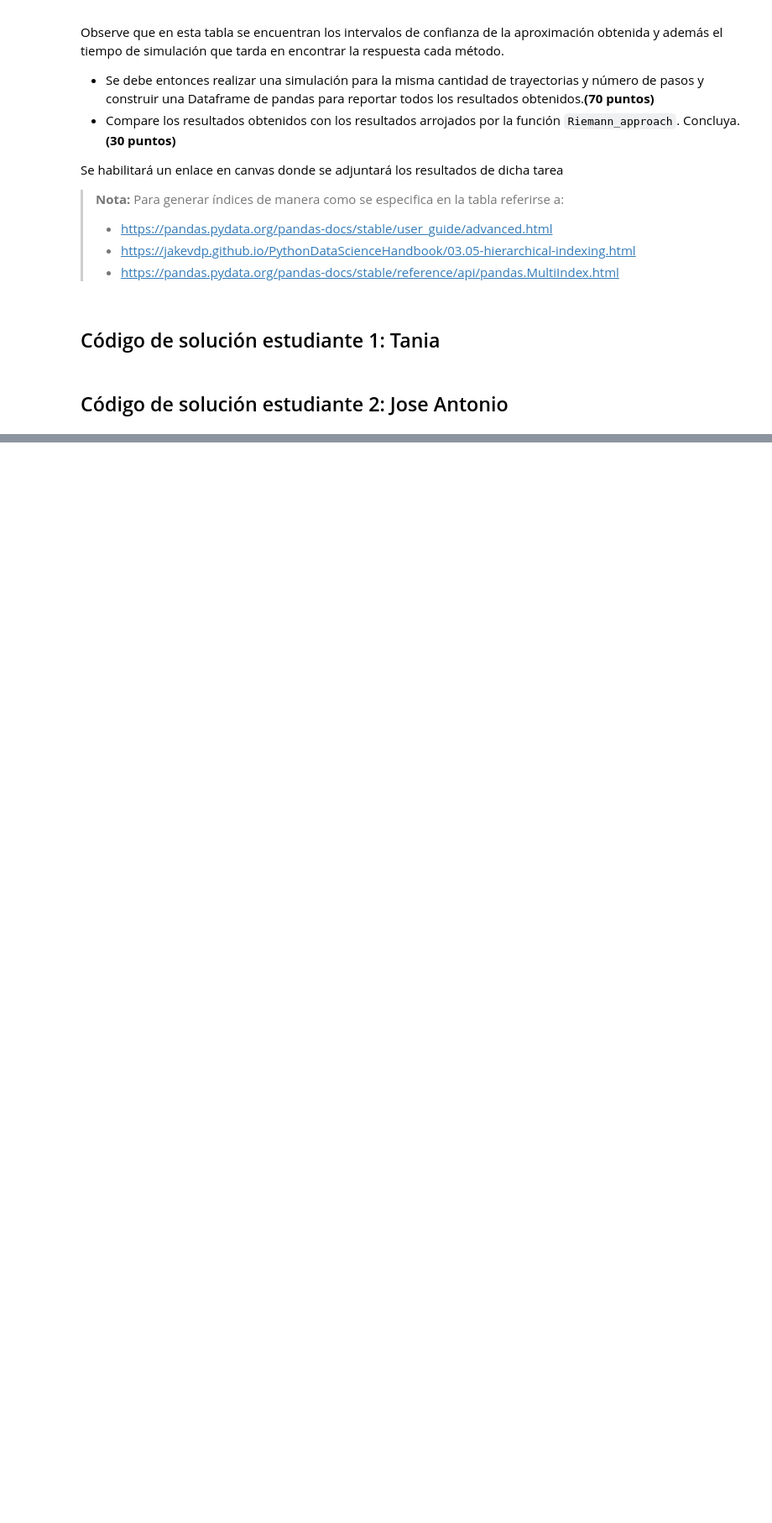
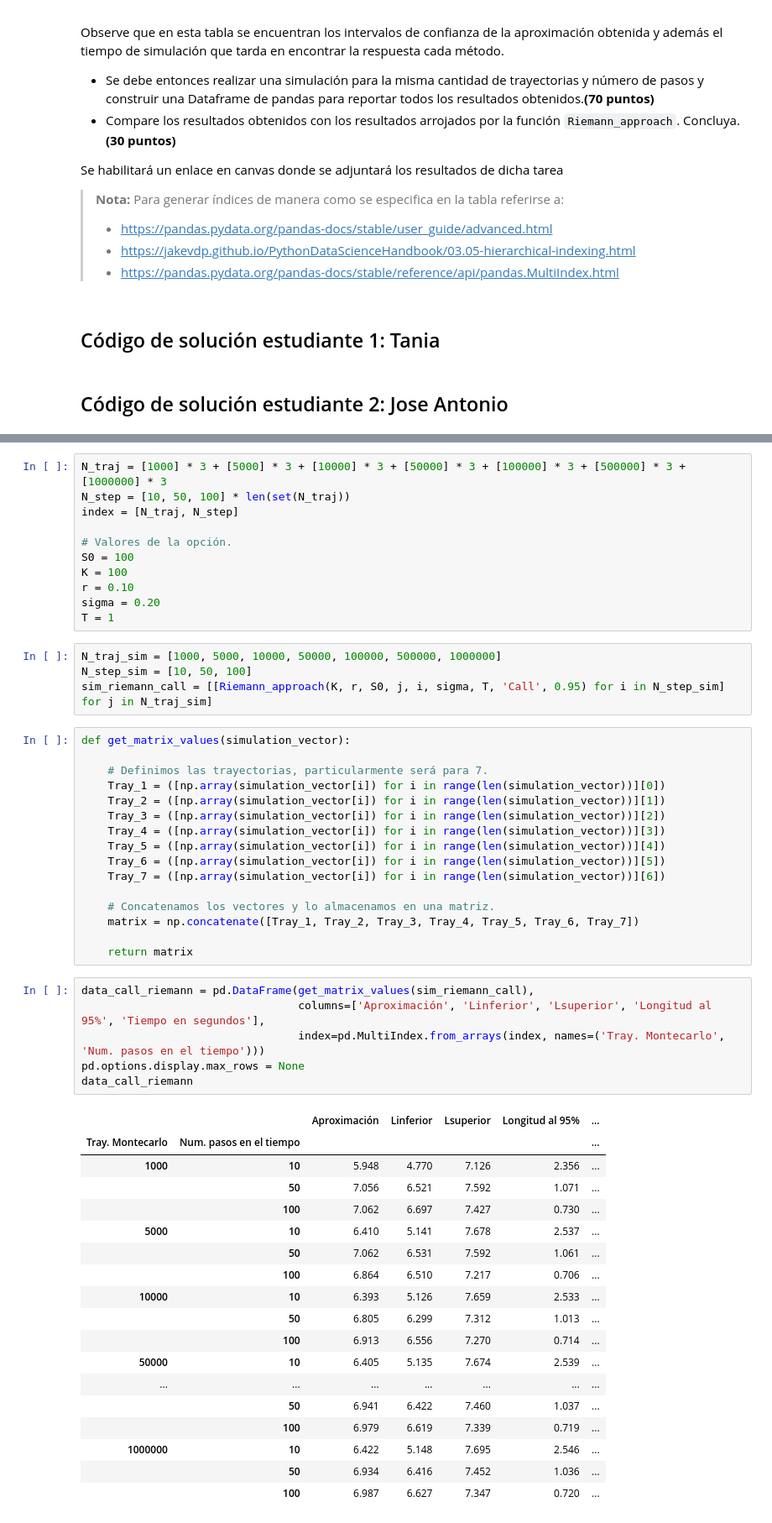
Before and after one commit to SebasGlez2000/Tarea9_TBell_JAContreras, a Jupyter notebook: Tarea9_TBell_JAContreras_SGonzalez.ipynb, the cells around one changed output, grey strips where cells are left out. Shown at 84% size. Drawn from its saved outputs; the diff is of its cells as text; blank space fills up the shorter version.

```diff
--- a/Tarea9_TBell_JAContreras_SGonzalez.ipynb
+++ b/Tarea9_TBell_JAContreras_SGonzalez.ipynb
@@ -36,0 +192,56 @@ Se habilitará un enlace en canvas donde se adjuntará los resultados de dicha t
+# %%
+N_traj = [1000] * 3 + [5000] * 3 + [10000] * 3 + [50000] * 3 + [100000] * 3 + [500000] * 3 +  [1000000] * 3
+N_step = [10, 50, 100] * len(set(N_traj))
+index = [N_traj, N_step]
+
+# Valores de la opción.
+S0 = 100
+K = 100
+r = 0.10
+sigma = 0.20
+T = 1
+# %%
+N_traj_sim = [1000, 5000, 10000, 50000, 100000, 500000, 1000000]
+N_step_sim = [10, 50, 100]
+sim_riemann_call = [[Riemann_approach(K, r, S0, j, i, sigma, T, 'Call', 0.95) for i in N_step_sim] for j in N_traj_sim]
+# %%
+def get_matrix_values(simulation_vector):
+
+    # Definimos las trayectorias, particularmente será para 7.
+    Tray_1 = ([np.array(simulation_vector[i]) for i in range(len(simulation_vector))][0])
+    Tray_2 = ([np.array(simulation_vector[i]) for i in range(len(simulation_vector))][1])
+    Tray_3 = ([np.array(simulation_vector[i]) for i in range(len(simulation_vector))][2])
+    Tray_4 = ([np.array(simulation_vector[i]) for i in range(len(simulation_vector))][3])
+    Tray_5 = ([np.array(simulation_vector[i]) for i in range(len(simulation_vector))][4])
+    Tray_6 = ([np.array(simulation_vector[i]) for i in range(len(simulation_vector))][5])
+    Tray_7 = ([np.array(simulation_vector[i]) for i in range(len(simulation_vector))][6])
+
+    # Concatenamos los vectores y lo almacenamos en una matriz.
+    matrix = np.concatenate([Tray_1, Tray_2, Tray_3, Tray_4, Tray_5, Tray_6, Tray_7])
+
+    return matrix
+# %%
+data_call_riemann = pd.DataFrame(get_matrix_values(sim_riemann_call),
+                                 columns=['Aproximación', 'Linferior', 'Lsuperior', 'Longitud al 95%', 'Tiempo en segundos'],
+                                 index=pd.MultiIndex.from_arrays(index, names=('Tray. Montecarlo', 'Num. pasos en el tiempo')))
+pd.options.display.max_rows = None
+data_call_riemann
+# %% [output]
+|  |  | Aproximación | Linferior | Lsuperior | Longitud al 95% | ... |
+| Tray. Montecarlo | Num. pasos en el tiempo |  |  |  |  | ... |
+| 1000 | 10 | 5.948 | 4.770 | 7.126 | 2.356 | ... |
+|  | 50 | 7.056 | 6.521 | 7.592 | 1.071 | ... |
+|  | 100 | 7.062 | 6.697 | 7.427 | 0.730 | ... |
+| 5000 | 10 | 6.410 | 5.141 | 7.678 | 2.537 | ... |
+|  | 50 | 7.062 | 6.531 | 7.592 | 1.061 | ... |
+|  | 100 | 6.864 | 6.510 | 7.217 | 0.706 | ... |
+| 10000 | 10 | 6.393 | 5.126 | 7.659 | 2.533 | ... |
+|  | 50 | 6.805 | 6.299 | 7.312 | 1.013 | ... |
+|  | 100 | 6.913 | 6.556 | 7.270 | 0.714 | ... |
+| 50000 | 10 | 6.405 | 5.135 | 7.674 | 2.539 | ... |
+| ... | ... | ... | ... | ... | ... | ... |
+|  | 50 | 6.941 | 6.422 | 7.460 | 1.037 | ... |
+|  | 100 | 6.979 | 6.619 | 7.339 | 0.719 | ... |
+| 1000000 | 10 | 6.422 | 5.148 | 7.695 | 2.546 | ... |
+|  | 50 | 6.934 | 6.416 | 7.452 | 1.036 | ... |
+|  | 100 | 6.987 | 6.627 | 7.347 | 0.720 | ... |
```
Also changed, not shown: parts of 17 cells of this notebook.
